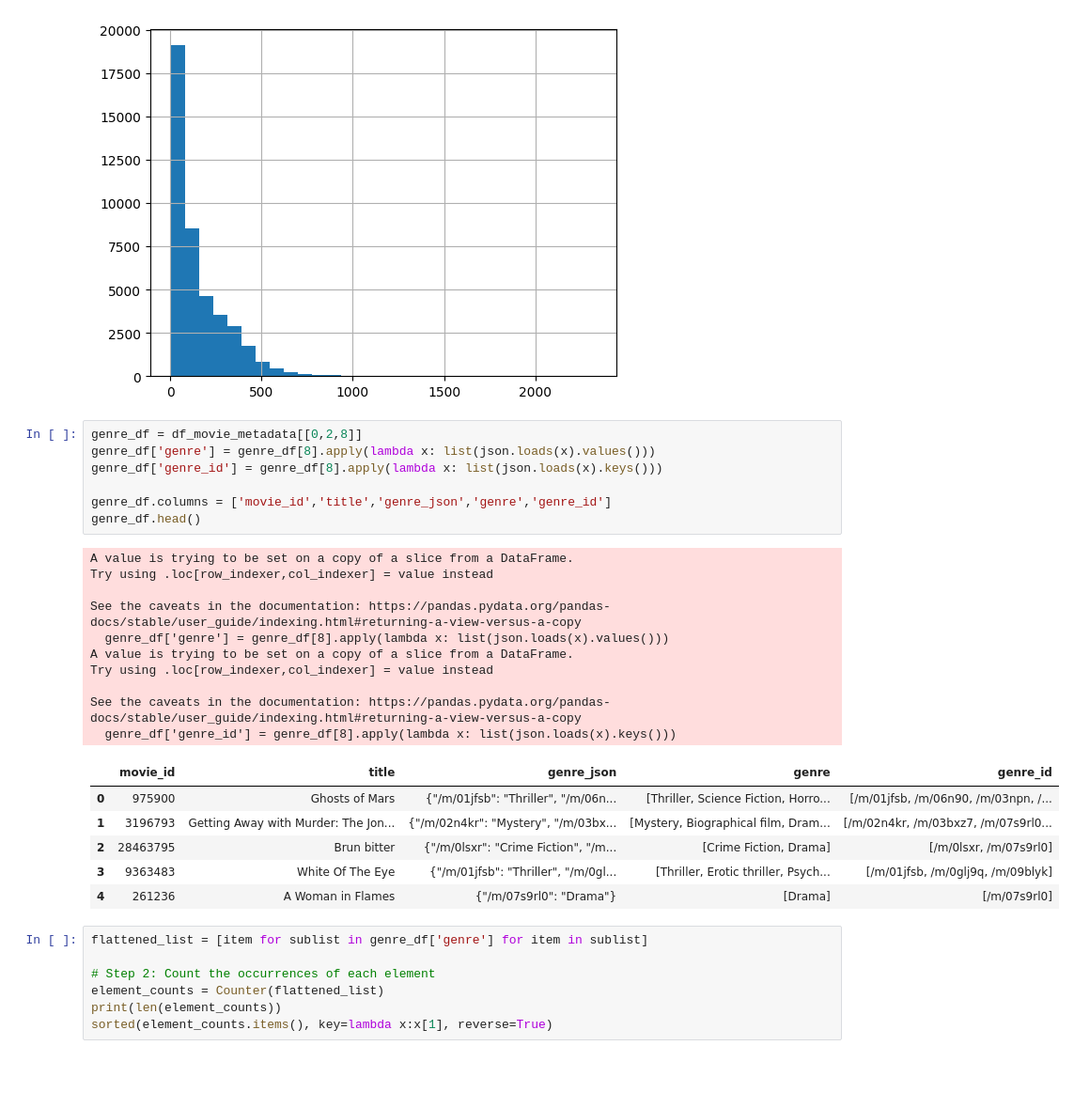
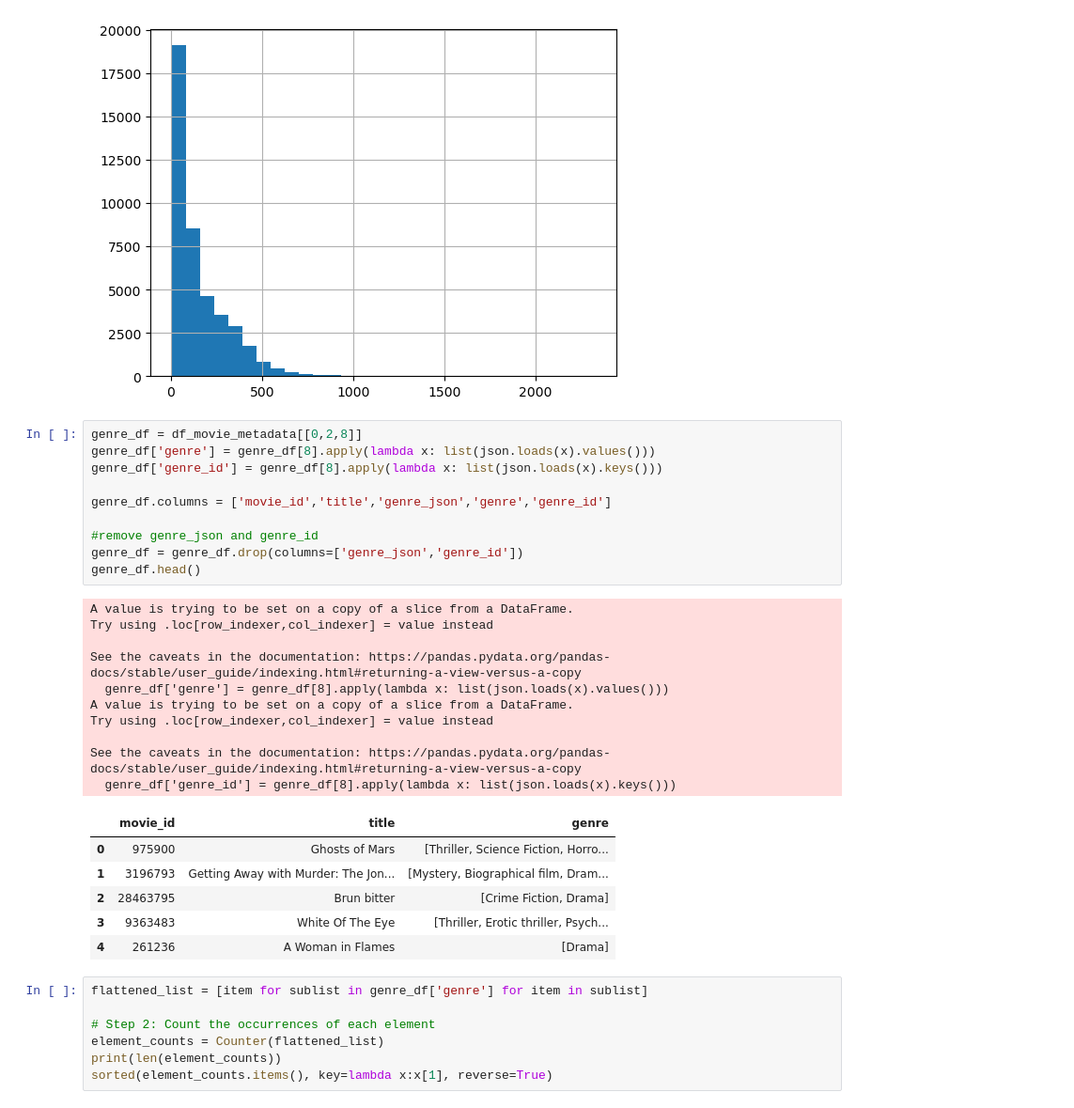
Before and after one commit to MatthiasRemta/NLP_Project, a Jupyter notebook: Cleaning_and_EDA.ipynb, the cells around one changed output. Shown at 94% size. Saved outputs shown, nothing was run; the diff lists cells and outputs as text; blank space fills up the shorter version.

```diff
--- a/Cleaning_and_EDA.ipynb
+++ b/Cleaning_and_EDA.ipynb
@@ -202,27 +200,30 @@ df_plot_summary['1'].str.split().map(lambda x: len(x)).hist(bins=30)
 # %%
 genre_df = df_movie_metadata[[0,2,8]]
 genre_df['genre'] = genre_df[8].apply(lambda x: list(json.loads(x).values()))
 genre_df['genre_id'] = genre_df[8].apply(lambda x: list(json.loads(x).keys()))
 
 genre_df.columns = ['movie_id','title','genre_json','genre','genre_id']
+
+#remove genre_json and genre_id
+genre_df = genre_df.drop(columns=['genre_json','genre_id'])
 genre_df.head()
 # %% [output]
 A value is trying to be set on a copy of a slice from a DataFrame.
 Try using .loc[row_indexer,col_indexer] = value instead
 
 See the caveats in the documentation: https://pandas.pydata.org/pandas-docs/stable/user_guide/indexing.html#returning-a-view-versus-a-copy
   genre_df['genre'] = genre_df[8].apply(lambda x: list(json.loads(x).values()))
 A value is trying to be set on a copy of a slice from a DataFrame.
 Try using .loc[row_indexer,col_indexer] = value instead
 
 See the caveats in the documentation: https://pandas.pydata.org/pandas-docs/stable/user_guide/indexing.html#returning-a-view-versus-a-copy
   genre_df['genre_id'] = genre_df[8].apply(lambda x: list(json.loads(x).keys()))
-|  | movie_id | title | genre_json | genre | genre_id |
-| 0 | 975900 | Ghosts of Mars | {"/m/01jfsb": "Thriller", "/m/06n... | [Thriller, Science Fiction, Horro... | [/m/01jfsb, /m/06n90, /m/03npn, /... |
-| 1 | 3196793 | Getting Away with Murder: The Jon... | {"/m/02n4kr": "Mystery", "/m/03bx... | [Mystery, Biographical film, Dram... | [/m/02n4kr, /m/03bxz7, /m/07s9rl0... |
-| 2 | 28463795 | Brun bitter | {"/m/0lsxr": "Crime Fiction", "/m... | [Crime Fiction, Drama] | [/m/0lsxr, /m/07s9rl0] |
-| 3 | 9363483 | White Of The Eye | {"/m/01jfsb": "Thriller", "/m/0gl... | [Thriller, Erotic thriller, Psych... | [/m/01jfsb, /m/0glj9q, /m/09blyk] |
-| 4 | 261236 | A Woman in Flames | {"/m/07s9rl0": "Drama"} | [Drama] | [/m/07s9rl0] |
+|  | movie_id | title | genre |
+| 0 | 975900 | Ghosts of Mars | [Thriller, Science Fiction, Horro... |
+| 1 | 3196793 | Getting Away with Murder: The Jon... | [Mystery, Biographical film, Dram... |
+| 2 | 28463795 | Brun bitter | [Crime Fiction, Drama] |
+| 3 | 9363483 | White Of The Eye | [Thriller, Erotic thriller, Psych... |
+| 4 | 261236 | A Woman in Flames | [Drama] |
 # %%
 flattened_list = [item for sublist in genre_df['genre'] for item in sublist]
 
```
Also changed, not shown: parts of 19 cells of this notebook.
